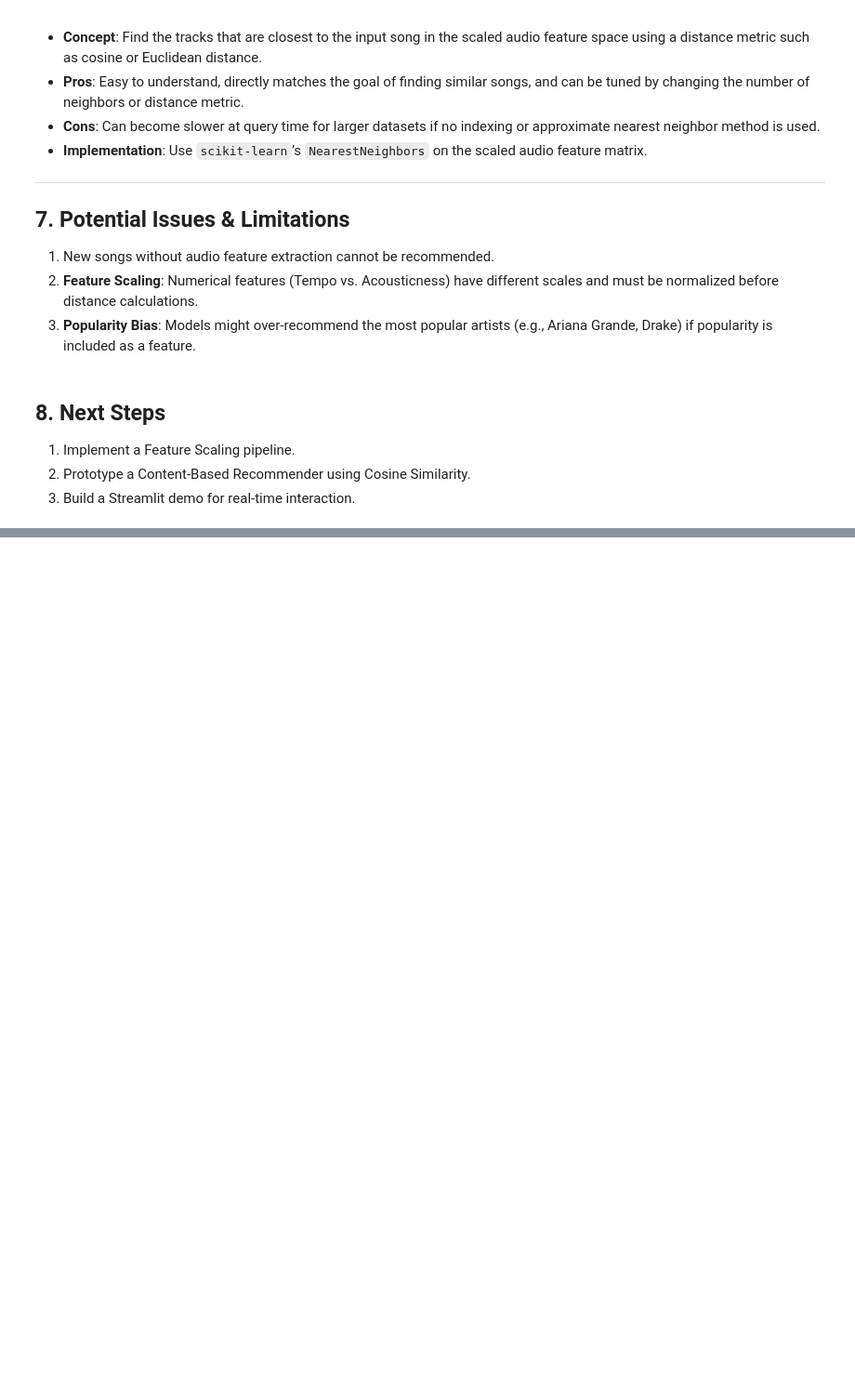
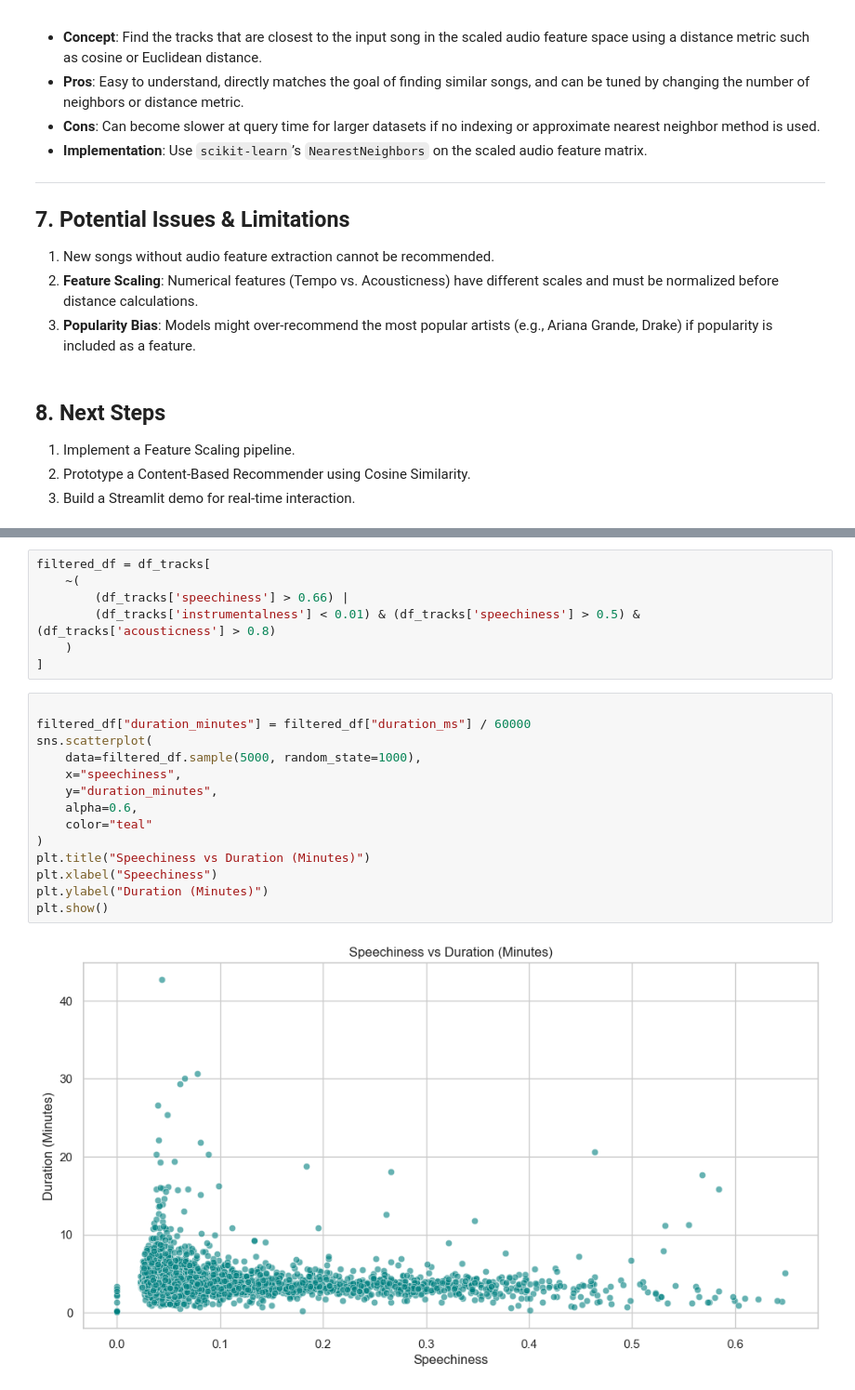
Before and after one commit to ds25m025edbertolima/soe-spotify, a Jupyter notebook: notebooks/3-exploratory-data-analysis.ipynb, the cells around one changed output, grey strips where cells are left out. Shown at 93% size. Saved outputs shown, nothing was run; the diff lists cells and outputs as text; blank space fills up the shorter version.

```diff
--- a/notebooks/3-exploratory-data-analysis.ipynb
+++ b/notebooks/3-exploratory-data-analysis.ipynb
@@ -585,0 +616,23 @@ Based on the dataset of approximately 100,000 tracks and the selected Spotify au
+# %%
+filtered_df = df_tracks[
+    ~(
+        (df_tracks['speechiness'] > 0.66) |
+        (df_tracks['instrumentalness'] < 0.01) & (df_tracks['speechiness'] > 0.5) & (df_tracks['acousticness'] > 0.8)
+    )
+]
+# %%
+
+filtered_df["duration_minutes"] = filtered_df["duration_ms"] / 60000
+sns.scatterplot(
+    data=filtered_df.sample(5000, random_state=1000),
+    x="speechiness",
+    y="duration_minutes",
+    alpha=0.6,
+    color="teal"
+)
+plt.title("Speechiness vs Duration (Minutes)")
+plt.xlabel("Speechiness")
+plt.ylabel("Duration (Minutes)")
+plt.show()
+# %% [output]
+[figure, added]
```
Also changed, not shown: parts of 23 cells of this notebook, 1 other file.
